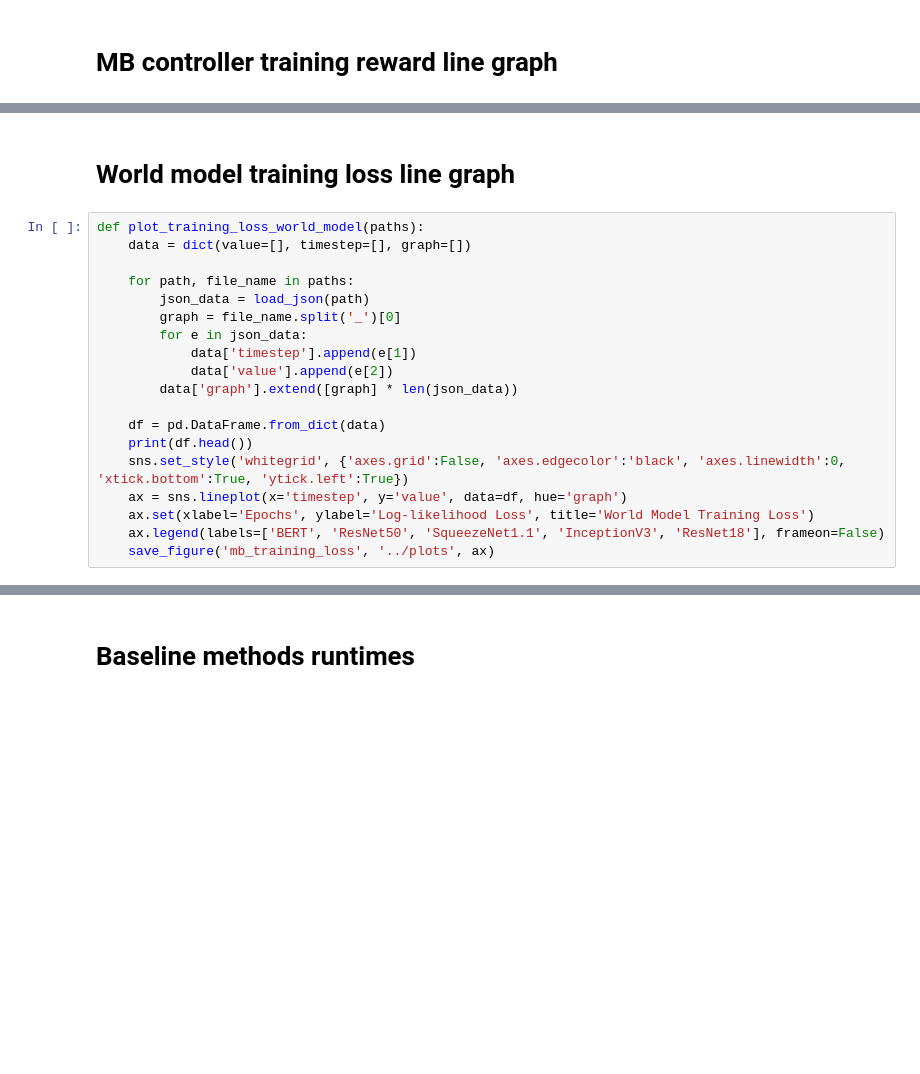
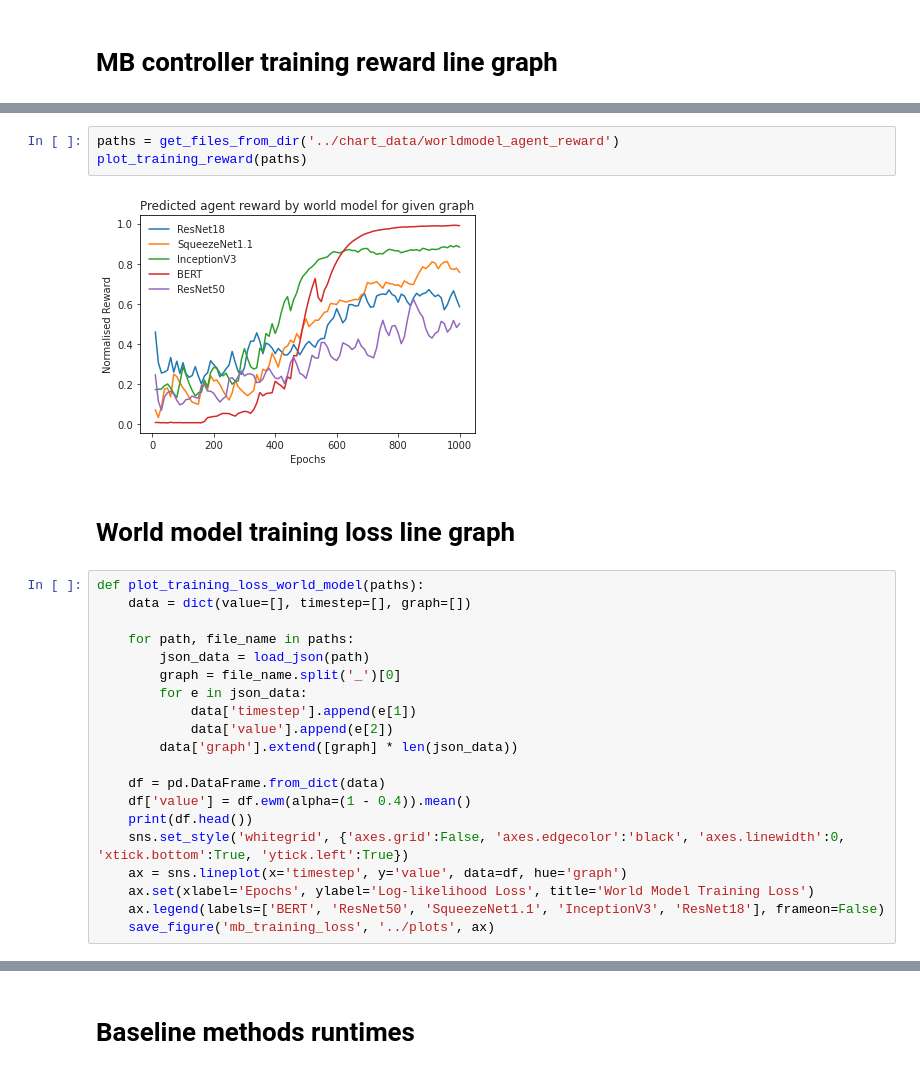
Before and after one commit to seanjparker/rlflow, a Jupyter notebook: notebooks/plotting.ipynb, the cells around one changed output, grey strips where cells are left out. Drawn from its saved outputs; the diff is of its cells as text; blank space fills up the shorter version.

```diff
--- a/notebooks/plotting.ipynb
+++ b/notebooks/plotting.ipynb
@@ -135,3 +134,8 @@ plot_training_reward('BERT', '20210505-163930')
+# %%
+paths = get_files_from_dir('../chart_data/worldmodel_agent_reward')
+plot_training_reward(paths)
+# %% [output]
+[figure, added]
 # %% [markdown]
 # World model training loss line graph
 # %%
@@ -147,6 +151,7 @@ def plot_training_loss_world_model(paths):
         data['graph'].extend([graph] * len(json_data))
 
     df = pd.DataFrame.from_dict(data)
+    df['value'] = df.ewm(alpha=(1 - 0.4)).mean()
     print(df.head())
     sns.set_style('whitegrid', {'axes.grid':False, 'axes.edgecolor':'black', 'axes.linewidth':0, 'xtick.bottom':True, 'ytick.left':True})
     ax = sns.lineplot(x='timestep', y='value', data=df, hue='graph')
```
Also changed, not shown: parts of 13 cells of this notebook, 10 other files.
